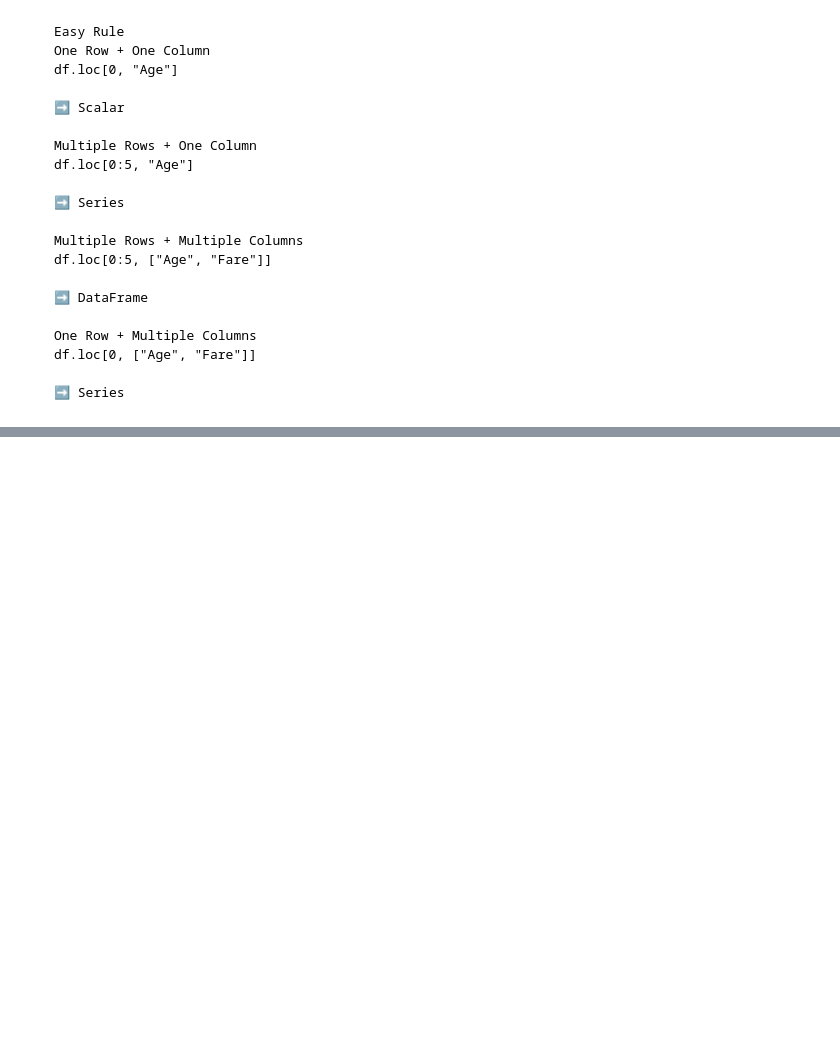
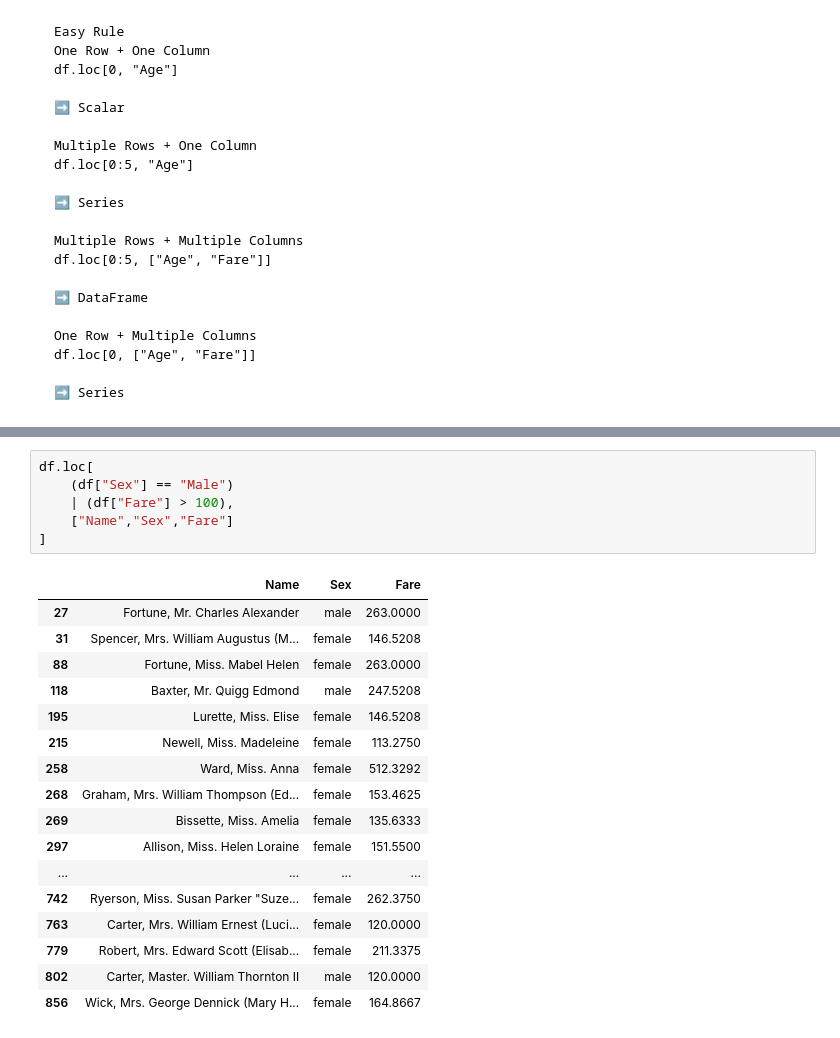
Before and after one commit to kshitij-commit/DataScience, a Jupyter notebook: 03_pandas/03_data-loading-exploration.ipynb, the cells around one changed output, grey strips where cells are left out. Drawn from its saved outputs; the diff is of its cells as text; blank space fills up the shorter version.

```diff
--- a/03_pandas/03_data-loading-exploration.ipynb
+++ b/03_pandas/03_data-loading-exploration.ipynb
@@ -1122,0 +1226,24 @@ df.loc[0, ["Age", "Fare"]]
+# %%
+df.loc[
+    (df["Sex"] == "Male")
+    | (df["Fare"] > 100),
+    ["Name","Sex","Fare"]
+]
+# %% [output]
+|  | Name | Sex | Fare |
+| 27 | Fortune, Mr. Charles Alexander | male | 263.0000 |
+| 31 | Spencer, Mrs. William Augustus (M... | female | 146.5208 |
+| 88 | Fortune, Miss. Mabel Helen | female | 263.0000 |
+| 118 | Baxter, Mr. Quigg Edmond | male | 247.5208 |
+| 195 | Lurette, Miss. Elise | female | 146.5208 |
+| 215 | Newell, Miss. Madeleine | female | 113.2750 |
+| 258 | Ward, Miss. Anna | female | 512.3292 |
+| 268 | Graham, Mrs. William Thompson (Ed... | female | 153.4625 |
+| 269 | Bissette, Miss. Amelia | female | 135.6333 |
+| 297 | Allison, Miss. Helen Loraine | female | 151.5500 |
+| ... | ... | ... | ... |
+| 742 | Ryerson, Miss. Susan Parker "Suze... | female | 262.3750 |
+| 763 | Carter, Mrs. William Ernest (Luci... | female | 120.0000 |
+| 779 | Robert, Mrs. Edward Scott (Elisab... | female | 211.3375 |
+| 802 | Carter, Master. William Thornton II | male | 120.0000 |
+| 856 | Wick, Mrs. George Dennick (Mary H... | female | 164.8667 |
```
Also changed, not shown: parts of 9 cells of this notebook.
